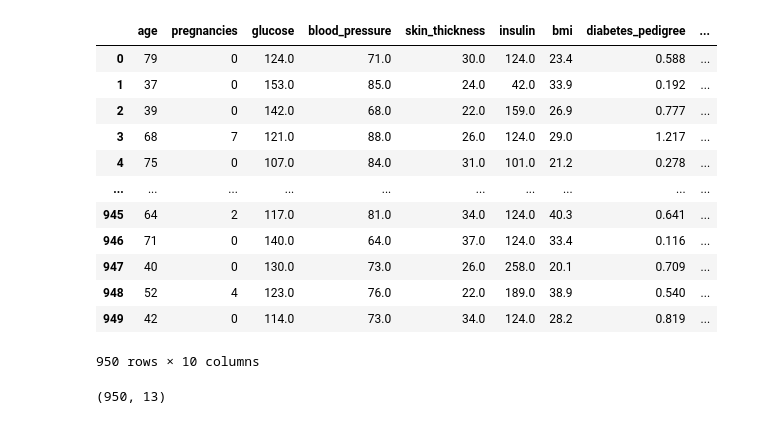
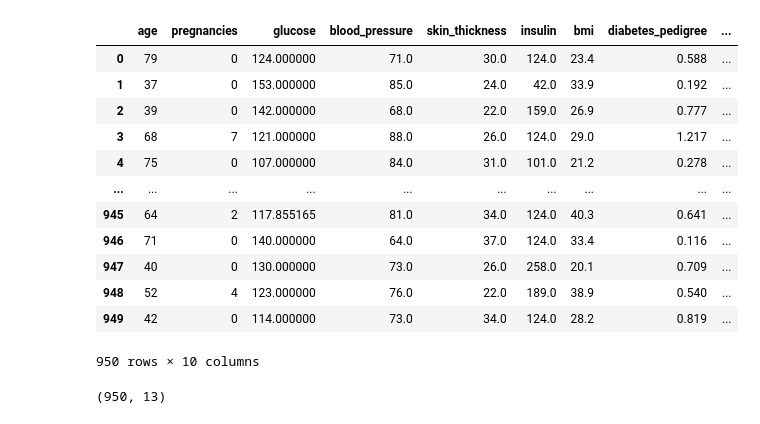
Before and after one commit to muhammedajvadsinan-byte/project1-diabetes, a Jupyter notebook: notebook/ajvad_d13.ipynb, the cells around one changed output. Saved outputs shown, nothing was run; the diff lists cells and outputs as text; code cells hidden in the pictures.

```diff
--- a/notebook/ajvad_d13.ipynb
+++ b/notebook/ajvad_d13.ipynb
@@ -9,4 +9,4 @@ from sklearn.linear_model import LogisticRegression
 from sklearn.tree import DecisionTreeClassifier
 from sklearn.neighbors import KNeighborsClassifier
 # %%
-df=pd.read_csv(r'C:\Users\j\OneDrive\Desktop\5thsem_OJT\project1_diabates\data\processed\ashfiqua_P1W1_features.csv')
+df=pd.read_csv(r'C:\Users\Ajvad\Desktop\5th sem ojt\project 1_diabaties\data\processed\muhammed_ajvad_sinan_p1w2_features.csv')
@@ -13,22 +23,22 @@ df=pd.read_csv(r'C:\Users\j\OneDrive\Desktop\5thsem_OJT\project1_diabates\data\p
 # %%
-feature_cols=['age','pregnancies','glucose','blood_pressure','skin_thickness','insulin','bmi','diabetes_pedigree','bmi_category','glucose_category']
+feature_cols=['age','pregnancies','glucose','blood_pressure','skin_thickness','insulin','bmi','diabetes_pedigree','bmi_category','glucose_band']
 
 x=df[feature_cols].copy()
 y=df['outcome']
 x
 # %% [output]
 |  | age | pregnancies | glucose | blood_pressure | skin_thickness | insulin | bmi | diabetes_pedigree | ... |
-| 0 | 79 | 0 | 124.0 | 71.0 | 30.0 | 124.0 | 23.4 | 0.588 | ... |
-| 1 | 37 | 0 | 153.0 | 85.0 | 24.0 | 42.0 | 33.9 | 0.192 | ... |
-| 2 | 39 | 0 | 142.0 | 68.0 | 22.0 | 159.0 | 26.9 | 0.777 | ... |
-| 3 | 68 | 7 | 121.0 | 88.0 | 26.0 | 124.0 | 29.0 | 1.217 | ... |
-| 4 | 75 | 0 | 107.0 | 84.0 | 31.0 | 101.0 | 21.2 | 0.278 | ... |
+| 0 | 79 | 0 | 124.000000 | 71.0 | 30.0 | 124.0 | 23.4 | 0.588 | ... |
+| 1 | 37 | 0 | 153.000000 | 85.0 | 24.0 | 42.0 | 33.9 | 0.192 | ... |
+| 2 | 39 | 0 | 142.000000 | 68.0 | 22.0 | 159.0 | 26.9 | 0.777 | ... |
+| 3 | 68 | 7 | 121.000000 | 88.0 | 26.0 | 124.0 | 29.0 | 1.217 | ... |
+| 4 | 75 | 0 | 107.000000 | 84.0 | 31.0 | 101.0 | 21.2 | 0.278 | ... |
 | ... | ... | ... | ... | ... | ... | ... | ... | ... | ... |
-| 945 | 64 | 2 | 117.0 | 81.0 | 34.0 | 124.0 | 40.3 | 0.641 | ... |
-| 946 | 71 | 0 | 140.0 | 64.0 | 37.0 | 124.0 | 33.4 | 0.116 | ... |
-| 947 | 40 | 0 | 130.0 | 73.0 | 26.0 | 258.0 | 20.1 | 0.709 | ... |
-| 948 | 52 | 4 | 123.0 | 76.0 | 22.0 | 189.0 | 38.9 | 0.540 | ... |
-| 949 | 42 | 0 | 114.0 | 73.0 | 34.0 | 124.0 | 28.2 | 0.819 | ... |
+| 945 | 64 | 2 | 117.855165 | 81.0 | 34.0 | 124.0 | 40.3 | 0.641 | ... |
+| 946 | 71 | 0 | 140.000000 | 64.0 | 37.0 | 124.0 | 33.4 | 0.116 | ... |
+| 947 | 40 | 0 | 130.000000 | 73.0 | 26.0 | 258.0 | 20.1 | 0.709 | ... |
+| 948 | 52 | 4 | 123.000000 | 76.0 | 22.0 | 189.0 | 38.9 | 0.540 | ... |
+| 949 | 42 | 0 | 114.000000 | 73.0 | 34.0 | 124.0 | 28.2 | 0.819 | ... |
 950 rows × 10 columns
 # %%
 x=pd.get_dummies(x,drop_first=True)
```
Also changed, not shown: parts of 11 cells of this notebook, 8 other files.
